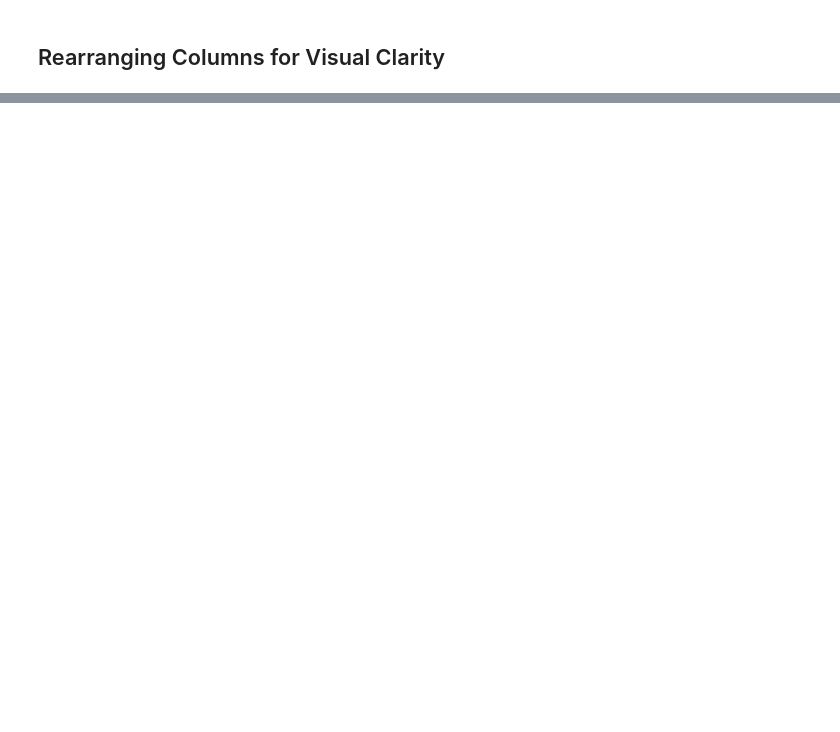
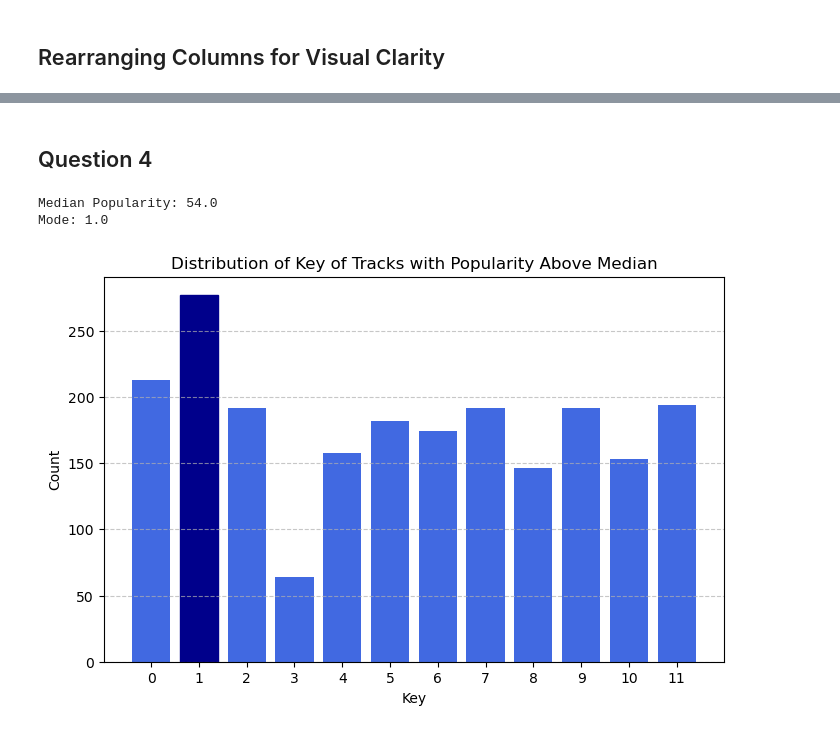
Before and after one commit to yukiroow/data_analytics, a Jupyter notebook: prelimproject.ipynb, the cells around one changed output, grey strips where cells are left out. Cells and saved outputs as stored; diff of their text form; code cells hidden in the pictures; blank space fills up the shorter version.

```diff
--- a/prelimproject.ipynb
+++ b/prelimproject.ipynb
@@ -95,0 +210,26 @@ pearson_data_2.corr(method='pearson')
+# %% [markdown]
+## Question 4
+# %%
+median_popularity = songs['track_popularity'].median()
+print("Median Popularity:", median_popularity)
+
+high_popularity_keys = songs[songs['track_popularity'] > median_popularity]['key']
+mode_key_high_popularity = high_popularity_keys.mode().iloc[0]
+print("Mode:", mode_key_high_popularity)
+key_counts = high_popularity_keys.value_counts().sort_index()
+
+# Plot Histogram
+plt.figure(figsize=(8, 5))
+bars = plt.bar(key_counts.index, key_counts.values, color='royalblue')
+bars[key_counts.index.get_loc(mode_key_high_popularity)].set_color('darkblue')
+
+plt.xlabel('Key')
+plt.ylabel('Count')
+plt.title('Distribution of Key of Tracks with Popularity Above Median')
+plt.xticks(key_counts.index)
+plt.grid(axis='y', linestyle='--', alpha=0.7)
+plt.show()
+# %% [output]
+Median Popularity: 54.0
+Mode: 1.0
+[figure, added]
```
Also changed, not shown: parts of 29 cells of this notebook.
